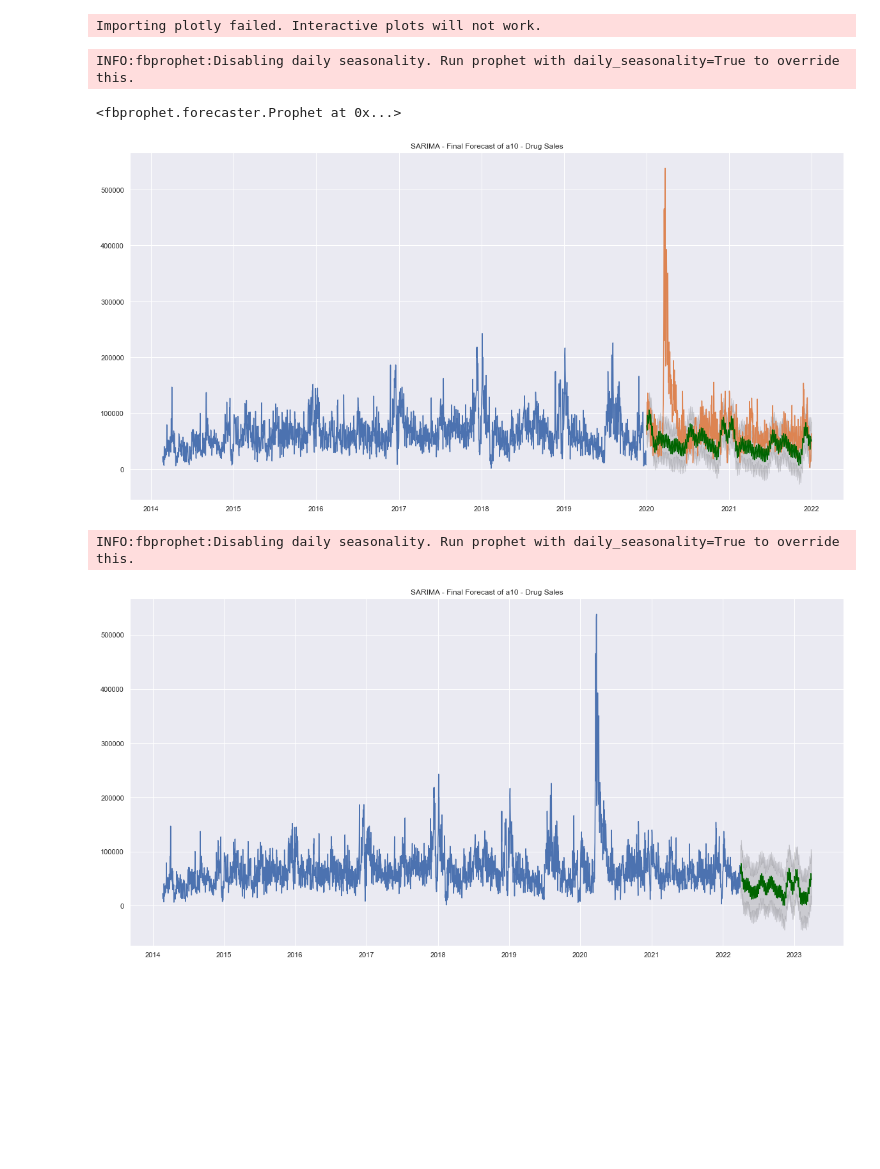
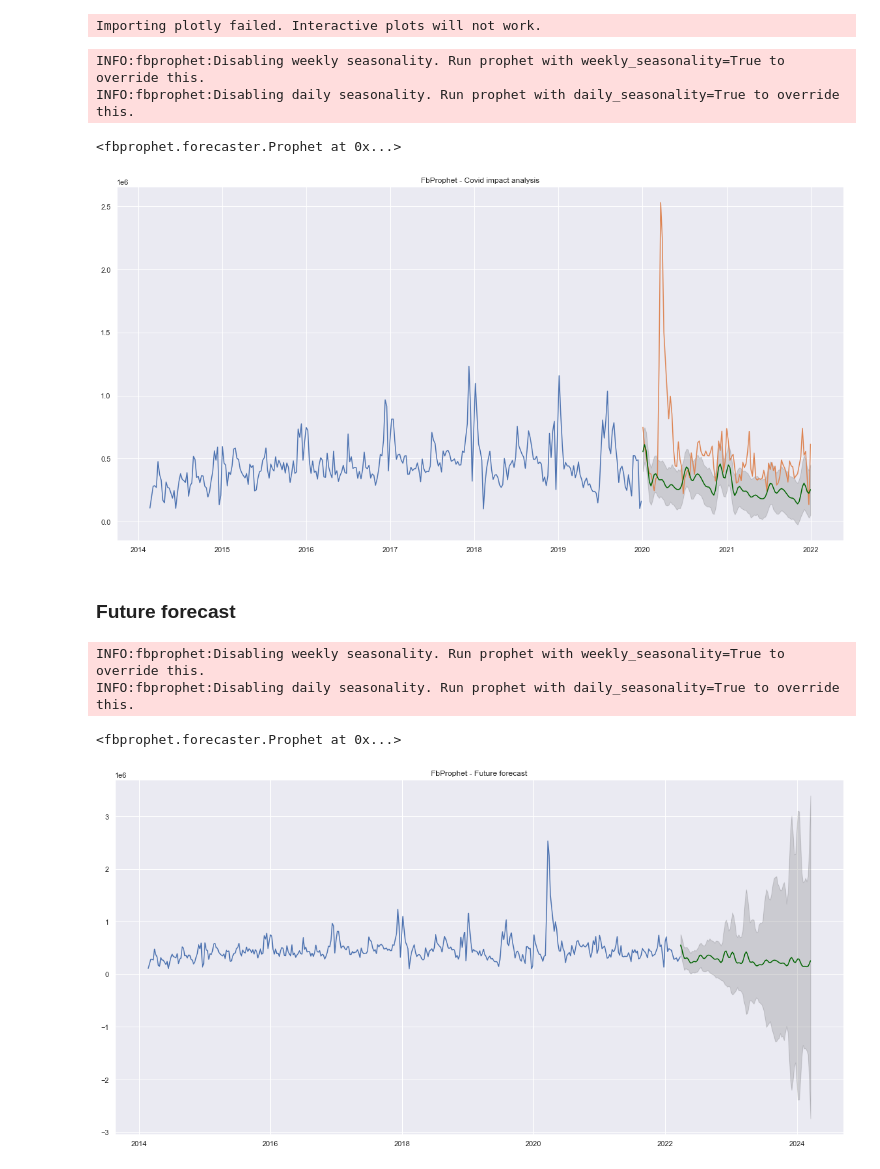
Before and after one commit to DragoneKTM/TimeSeriesProject, a Jupyter notebook: TimeSeriesProject.ipynb, the cells around one changed output. Cells and saved outputs as stored; diff of their text form; code cells hidden in the pictures; blank space fills up the shorter version.

Commit message:
Added covid impact and future forecast

```diff
--- a/TimeSeriesProject.ipynb
+++ b/TimeSeriesProject.ipynb
@@ -471,7 +472,8 @@ df_fb_test = df_fb[(df_fb['ds'] > '2020-01-01') & (df_fb['ds'] < '2022-01-01')]
 # %%
-model = Prophet()
+model = Prophet(changepoint_prior_scale=1.0, seasonality_prior_scale=1.0, seasonality_mode='multiplicative')
 model.fit(df_fb_train)
 # %% [output]
+INFO:fbprophet:Disabling weekly seasonality. Run prophet with weekly_seasonality=True to override this.
 INFO:fbprophet:Disabling daily seasonality. Run prophet with daily_seasonality=True to override this.
 <fbprophet.forecaster.Prophet at 0x...>
 # %%
@@ -486,30 +488,35 @@ plt.fill_between(forecast.set_index('ds').index,
                  forecast.set_index('ds')['yhat_upper'],
                  color='k', alpha=.15)
 
-plt.title("SARIMA - Final Forecast of a10 - Drug Sales")
+plt.title("FbProphet - Covid impact analysis")
 plt.show()
 # %% [output]
-[figure, old version]
+[figure, new version]
+# %% [markdown]
+### Future forecast
+# %%
+model = Prophet(changepoint_prior_scale=1.0, seasonality_prior_scale=1.0, seasonality_mode='multiplicative')
+model.fit(df_fb)
+# %% [output]
+INFO:fbprophet:Disabling weekly seasonality. Run prophet with weekly_seasonality=True to override this.
+INFO:fbprophet:Disabling daily seasonality. Run prophet with daily_seasonality=True to override this.
+<fbprophet.forecaster.Prophet at 0x...>
 # %%
-model = Prophet()
-model.fit(df_fb)
-
-future_dates = pd.date_range(list(df_fb['ds'])[-1], periods = 365, freq='D')
+future_dates = pd.date_range(list(df_fb['ds'])[-1], periods = 104, freq='W')
 df_future = pd.DataFrame()
 df_future['ds'] = future_dates
+
 forecast = model.predict(df_future)
-# %% [output]
-INFO:fbprophet:Disabling daily seasonality. Run prophet with daily_seasonality=True to override this.
 # %%
 # Plot
 plt.plot(df_fb.set_index('ds')['y'])
 plt.plot(forecast.set_index('ds')['yhat'], color='darkgreen')
 plt.fill_between(forecast.set_index('ds').index,
                  forecast.set_index('ds')['yhat_lower'],
                  forecast.set_index('ds')['yhat_upper'],
                  color='k', alpha=.15)
 
-plt.title("SARIMA - Final Forecast of a10 - Drug Sales")
+plt.title("FbProphet - Future forecast")
 plt.show()
 # %% [output]
-[figure, old version]
+[figure, new version]
```
Also changed, not shown: parts of 4 cells of this notebook.
